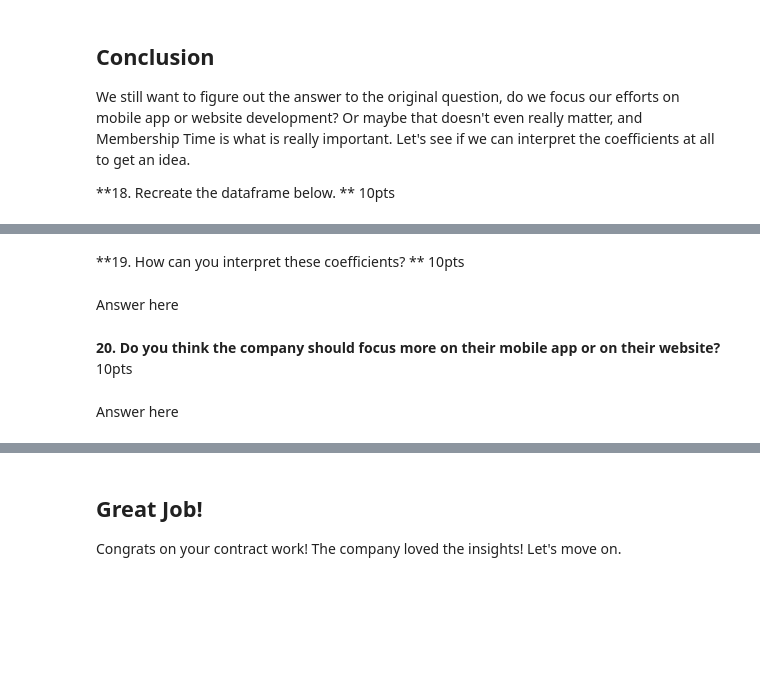
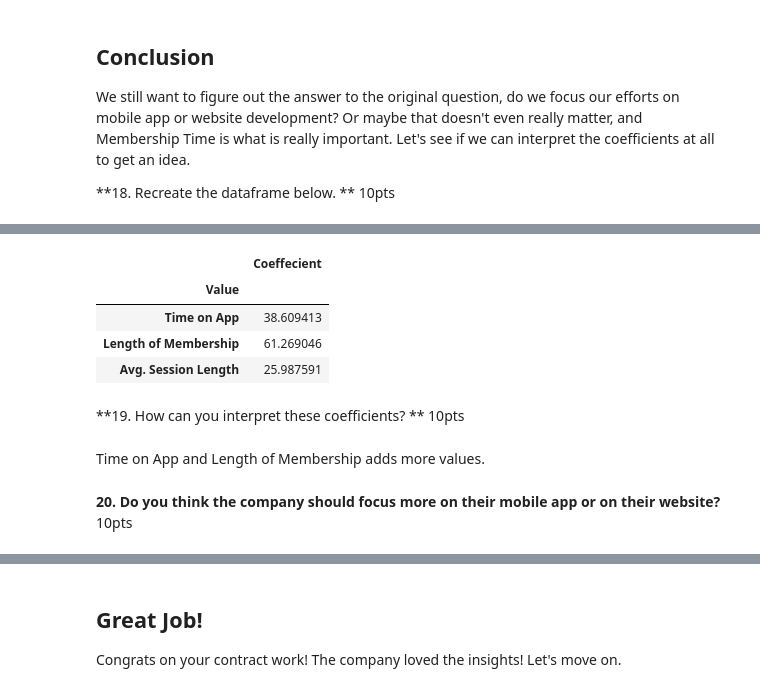
Before and after one commit to arunmadhuk/Machine-Learning, a Jupyter notebook: Arun_Madhu_Second Week_Assignment.ipynb, the cells around one changed output, grey strips where cells are left out. Drawn from its saved outputs; the diff is of its cells as text; code cells hidden in the pictures; blank space fills up the shorter version.

```diff
--- a/Arun_Madhu_Second Week_Assignment.ipynb
+++ b/Arun_Madhu_Second Week_Assignment.ipynb
@@ -277,10 +262,21 @@ We still want to figure out the answer to the original question, do we focus our
+# %%
+df = pd.DataFrame(data = lm.coef_, columns=['Coeffecient'])
+df['Value']=pd.Series(['Time on App', 'Length of Membership', 'Avg. Session Length'])
+
+df = df[['Value', 'Coeffecient']]
+df.set_index('Value',inplace = True)
+df.head()
+# %% [output]
+|  | Coeffecient |
+| Value |  |
+| Time on App | 38.609413 |
+| Length of Membership | 61.269046 |
+| Avg. Session Length | 25.987591 |
 # %% [markdown]
 **19. How can you interpret these coefficients? **
 10pts
-# %% [markdown]
-Answer here
+# %% [markdown]
+Time on App and Length of Membership adds more values.
 # %% [markdown]
 **20. Do you think the company should focus more on their mobile app or on their website?**
 10pts
-# %% [markdown]
-Answer here
```
Also changed, not shown: parts of 10 cells of this notebook.
